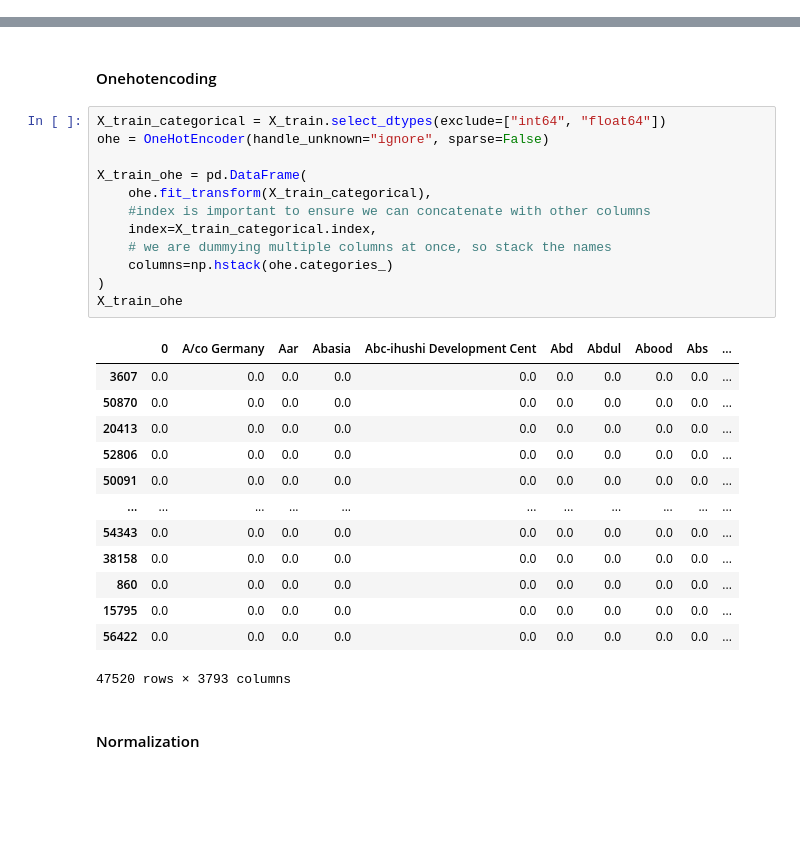
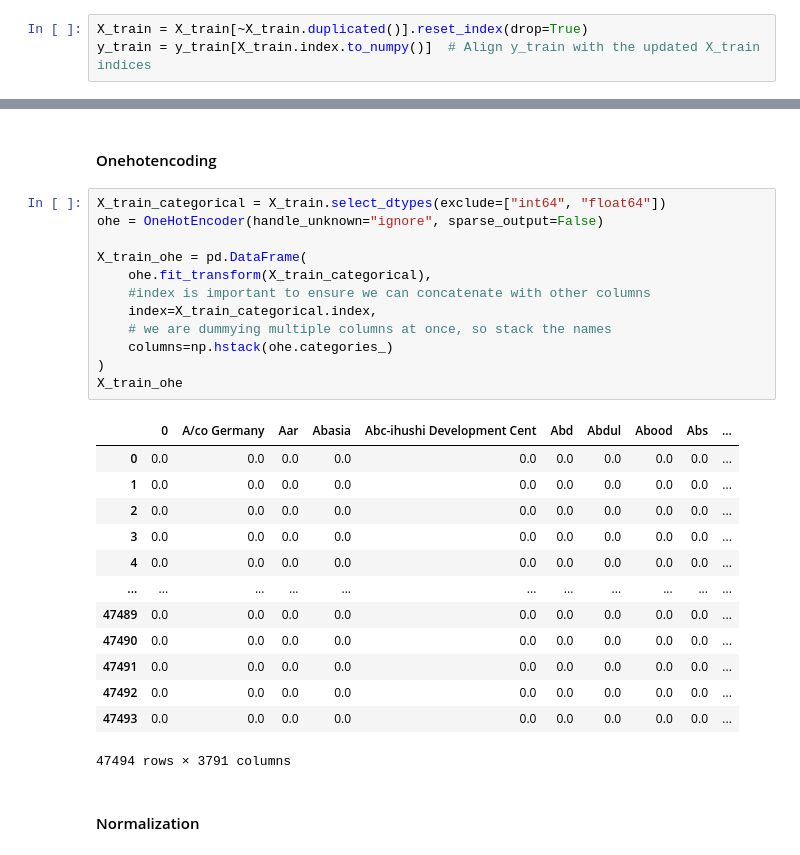
Before and after one commit to ibnudiyat/Project_Phase3, a Jupyter notebook: index.ipynb, the cells around one changed output, grey strips where cells are left out. Drawn from its saved outputs; the diff is of its cells as text; blank space fills up the shorter version.

```diff
--- a/index.ipynb
+++ b/index.ipynb
@@ -238,0 +294,3 @@ X_train, X_test, y_train, y_test = train_test_split(X, y, test_size=0.2, random_
+# %%
+X_train = X_train[~X_train.duplicated()].reset_index(drop=True)
+y_train = y_train[X_train.index.to_numpy()]  # Align y_train with the updated X_train indices
@@ -359,30 +437,30 @@ Index(['funder', 'installer', 'basin', 'region', 'public_meeting',
 #### Onehotencoding
 # %%
 X_train_categorical = X_train.select_dtypes(exclude=["int64", "float64"])
-ohe = OneHotEncoder(handle_unknown="ignore", sparse=False)
+ohe = OneHotEncoder(handle_unknown="ignore", sparse_output=False)
 
 X_train_ohe = pd.DataFrame(
     ohe.fit_transform(X_train_categorical),
     #index is important to ensure we can concatenate with other columns
     index=X_train_categorical.index,
     # we are dummying multiple columns at once, so stack the names
     columns=np.hstack(ohe.categories_)
 )
 X_train_ohe
 # %% [output]
 |  | 0 | A/co Germany | Aar | Abasia | Abc-ihushi Development Cent | Abd | Abdul | Abood | Abs | ... |
-| 3607 | 0.0 | 0.0 | 0.0 | 0.0 | 0.0 | 0.0 | 0.0 | 0.0 | 0.0 | ... |
-| 50870 | 0.0 | 0.0 | 0.0 | 0.0 | 0.0 | 0.0 | 0.0 | 0.0 | 0.0 | ... |
-| 20413 | 0.0 | 0.0 | 0.0 | 0.0 | 0.0 | 0.0 | 0.0 | 0.0 | 0.0 | ... |
-| 52806 | 0.0 | 0.0 | 0.0 | 0.0 | 0.0 | 0.0 | 0.0 | 0.0 | 0.0 | ... |
-| 50091 | 0.0 | 0.0 | 0.0 | 0.0 | 0.0 | 0.0 | 0.0 | 0.0 | 0.0 | ... |
+| 0 | 0.0 | 0.0 | 0.0 | 0.0 | 0.0 | 0.0 | 0.0 | 0.0 | 0.0 | ... |
+| 1 | 0.0 | 0.0 | 0.0 | 0.0 | 0.0 | 0.0 | 0.0 | 0.0 | 0.0 | ... |
+| 2 | 0.0 | 0.0 | 0.0 | 0.0 | 0.0 | 0.0 | 0.0 | 0.0 | 0.0 | ... |
+| 3 | 0.0 | 0.0 | 0.0 | 0.0 | 0.0 | 0.0 | 0.0 | 0.0 | 0.0 | ... |
+| 4 | 0.0 | 0.0 | 0.0 | 0.0 | 0.0 | 0.0 | 0.0 | 0.0 | 0.0 | ... |
 | ... | ... | ... | ... | ... | ... | ... | ... | ... | ... | ... |
-| 54343 | 0.0 | 0.0 | 0.0 | 0.0 | 0.0 | 0.0 | 0.0 | 0.0 | 0.0 | ... |
-| 38158 | 0.0 | 0.0 | 0.0 | 0.0 | 0.0 | 0.0 | 0.0 | 0.0 | 0.0 | ... |
-| 860 | 0.0 | 0.0 | 0.0 | 0.0 | 0.0 | 0.0 | 0.0 | 0.0 | 0.0 | ... |
-| 15795 | 0.0 | 0.0 | 0.0 | 0.0 | 0.0 | 0.0 | 0.0 | 0.0 | 0.0 | ... |
-| 56422 | 0.0 | 0.0 | 0.0 | 0.0 | 0.0 | 0.0 | 0.0 | 0.0 | 0.0 | ... |
+| 47489 | 0.0 | 0.0 | 0.0 | 0.0 | 0.0 | 0.0 | 0.0 | 0.0 | 0.0 | ... |
+| 47490 | 0.0 | 0.0 | 0.0 | 0.0 | 0.0 | 0.0 | 0.0 | 0.0 | 0.0 | ... |
+| 47491 | 0.0 | 0.0 | 0.0 | 0.0 | 0.0 | 0.0 | 0.0 | 0.0 | 0.0 | ... |
+| 47492 | 0.0 | 0.0 | 0.0 | 0.0 | 0.0 | 0.0 | 0.0 | 0.0 | 0.0 | ... |
+| 47493 | 0.0 | 0.0 | 0.0 | 0.0 | 0.0 | 0.0 | 0.0 | 0.0 | 0.0 | ... |
-47520 rows × 3793 columns
+47494 rows × 3791 columns
 # %% [markdown]
 #### Normalization
 # %%
```
Also changed, not shown: parts of 66 cells of this notebook, 1 other file.
